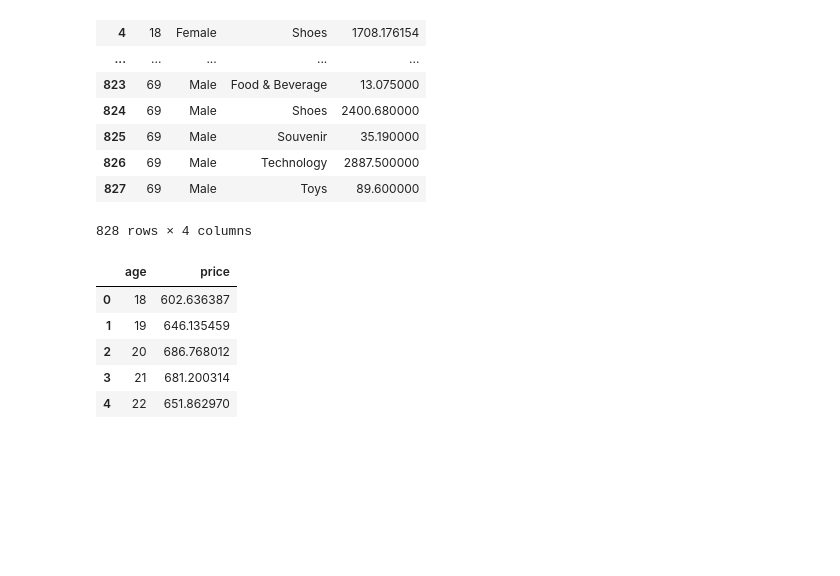
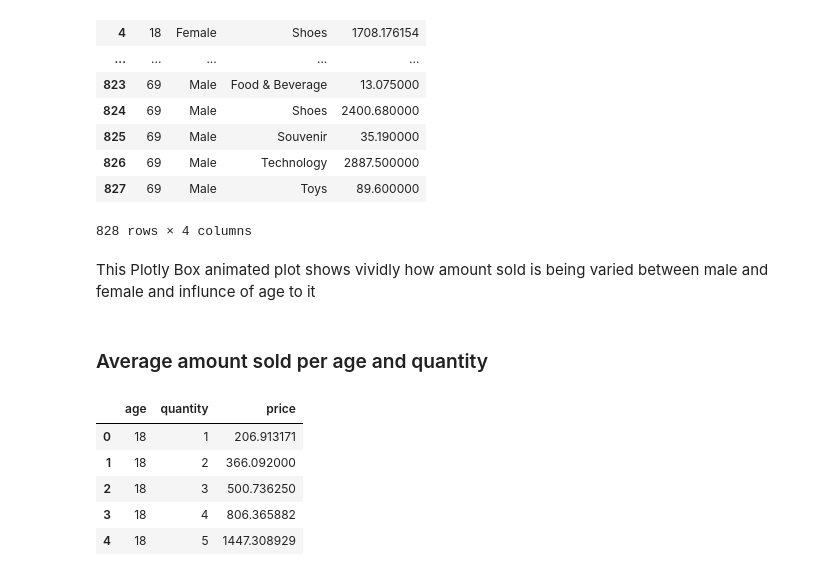
Before and after one commit to mrnnasir/project_shopping_mall, a Jupyter notebook: jupyter_notebooks/shopping_mall_project.ipynb, the cells around one changed output. Drawn from its saved outputs; the diff is of its cells as text; code cells hidden in the pictures; blank space fills up the shorter version.

```diff
--- a/jupyter_notebooks/shopping_mall_project.ipynb
+++ b/jupyter_notebooks/shopping_mall_project.ipynb
@@ -535,19 +579,23 @@ aspend_by_age_on_cat
 | 826 | 69 | Male | Technology | 2887.500000 |
 | 827 | 69 | Male | Toys | 89.600000 |
 828 rows × 4 columns
+# %% [markdown]
+This Plotly Box animated plot shows vividly how amount sold is being varied between male and female and influnce of age to it
 # %%
 #fig, axes = plt.subplots(figsize=(11,11))
 fig = px.box(tspend_by_age_on_cat, x='category', y='price', points='all', facet_col='gender', animation_frame='age', title='Total sales per category by age group and gender')
 fig1 = px.box(aspend_by_age_on_cat, x='category', y='price', points='all', facet_col='gender', animation_frame='age', title='Average sales per category by age group and gender')
 fig.show()
 fig1.show()
+# %% [markdown]
+### Average amount sold per age and quantity
 # %%
-sales_per_agegrp = pd.DataFrame(dfc.groupby(['age'])['price'].mean().reset_index())
+sales_per_agegrp = pd.DataFrame(dfc.groupby(['age','quantity'])['price'].mean().reset_index())
 sales_per_agegrp.head()
 # %% [output]
-|  | age | price |
-| 0 | 18 | 602.636387 |
-| 1 | 19 | 646.135459 |
-| 2 | 20 | 686.768012 |
-| 3 | 21 | 681.200314 |
-| 4 | 22 | 651.862970 |
+|  | age | quantity | price |
+| 0 | 18 | 1 | 206.913171 |
+| 1 | 18 | 2 | 366.092000 |
+| 2 | 18 | 3 | 500.736250 |
+| 3 | 18 | 4 | 806.365882 |
+| 4 | 18 | 5 | 1447.308929 |
```
Also changed, not shown: parts of 46 cells of this notebook, 1 other file.
